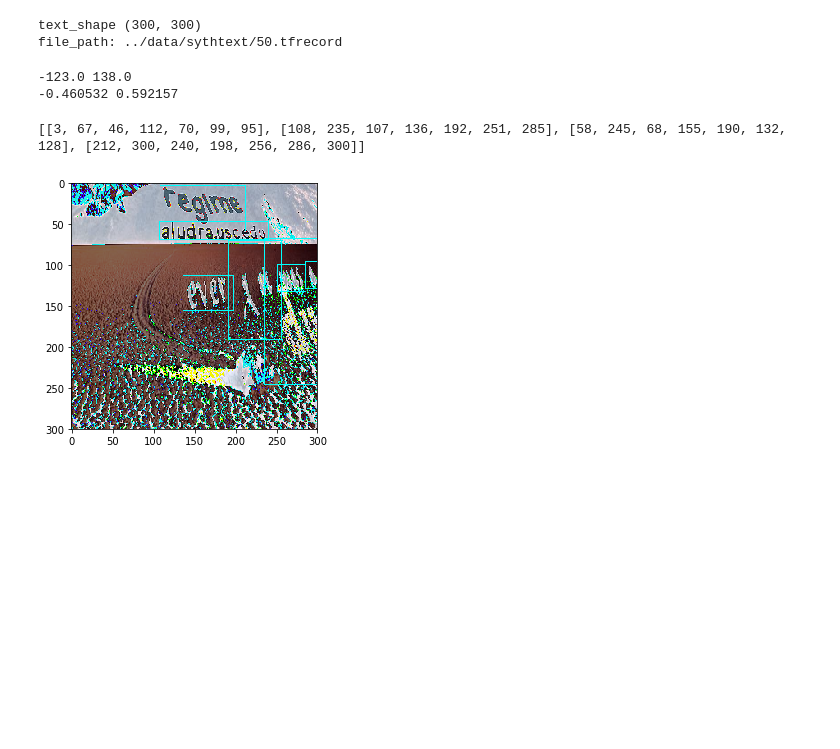
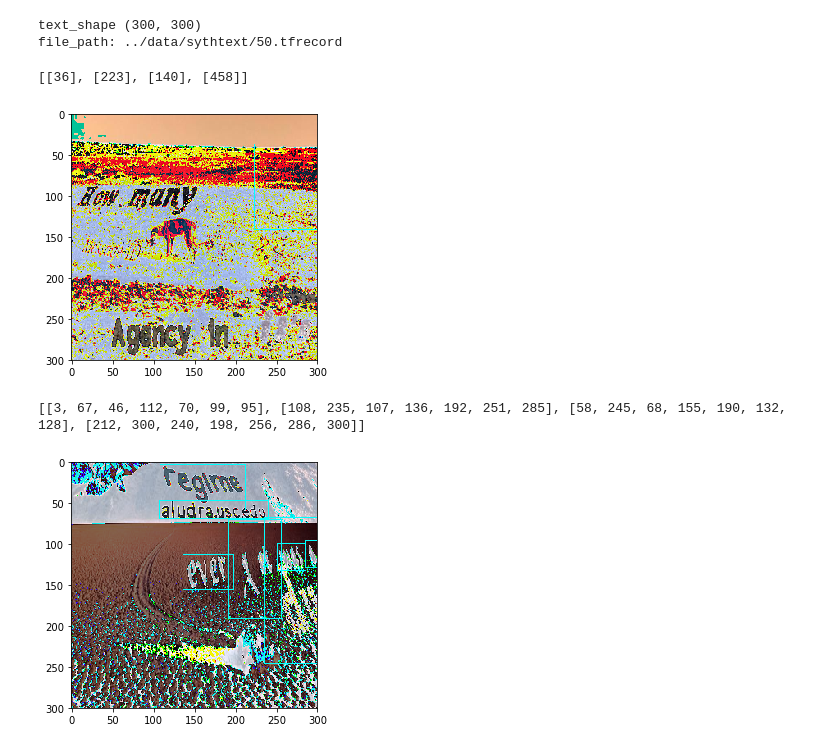
Before and after one commit to bindung/TextBoxes-TensorFlow, a Jupyter notebook: Notes/data_processing.ipynb, the cells around one changed output. Drawn from its saved outputs; the diff is of its cells as text; code cells hidden in the pictures; blank space fills up the shorter version.

```diff
--- a/Notes/data_processing.ipynb
+++ b/Notes/data_processing.ipynb
@@ -211,26 +86,28 @@ with tf.Graph().as_default():
     image_train, glabels, gbboxes,num = \
         txt_preprocessing.preprocess_image(image,  glabels,gbboxes,
                                         [300,300],is_training=True)
-    image_test, labels, bboxes, bbox_img = \
+    image_test, labels, bboxes, bbox_img,num = \
         txt_preprocessing.preprocess_image(image,  glabels,gbboxes,
                                         [300,300],is_training=False)
     batch_image = slim.batch_norm(image_train)
     #scala_image = tf.cast(image_train, tf.uint8)
 
+
     with tf.Session() as sess:
         sess.run(tf.global_variables_initializer())
         with slim.queues.QueueRunners(sess):
             for i in xrange(1):
-                image_, batch_image_,image_test_,bbox_= sess.run([image_train,batch_image,image_test,gbboxes])
+                image_, batch_image_,image_test_,bbox_,test_box= sess.run([image_train,batch_image,image_test,gbboxes,bboxes])
 # %% [output]
 text_shape (300, 300)
 file_path: ../data/sythtext/50.tfrecord
-# %%
-print image_test_.min(),image_test_.max()
-print image_.min(),image_.max()
-# %% [output]
--123.0 138.0
--0.460532 0.592157
+# %%
+image_test_ = image_test_ * 255.0
+image_test_ = image_test_.astype(np.uint8)
+visualize_bbox(image_test_, test_box)
+# %% [output]
+[[36], [223], [140], [458]]
+[figure, added]
 # %%
 image_ = image_ *255.0
 image_ = image_.astype(np.uint8)
```
Also changed, not shown: parts of 6 cells of this notebook, 7 other files.
